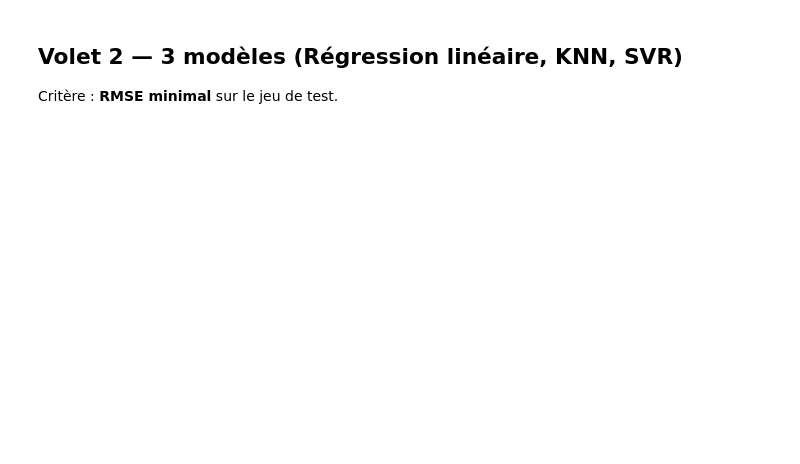
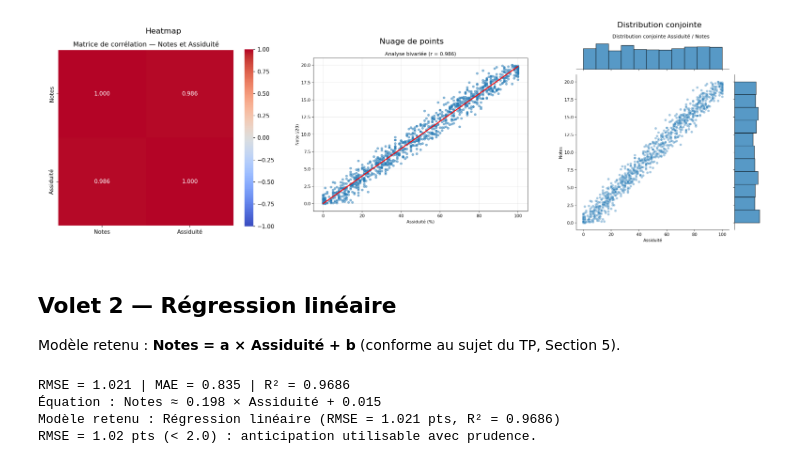
Before and after one commit to ABOGO-tech237/INF232_TP_GROUPE20, a Jupyter notebook: notebooks/question2_regression_lineaire.ipynb, the cells around one changed output. Saved outputs shown, nothing was run; the diff lists cells and outputs as text; code cells hidden in the pictures; blank space fills up the shorter version.

```diff
--- a/notebooks/question2_regression_lineaire.ipynb
+++ b/notebooks/question2_regression_lineaire.ipynb
@@ -30,10 +47,15 @@ b['matrice_correlation']
 # %%
 dossier = chemin_figures()
-fig, axes = plt.subplots(1, 3, figsize=(16,5))
-for ax, f, t in zip(axes, ['heatmap_correlation_bivariee.png','nuage_points_assiduite_notes.png','jointplot_assiduite_notes.png'], ['Heatmap','Nuage','Joint']):
-    ax.imshow(plt.imread(dossier/f)); ax.axis('off'); ax.set_title(t)
-plt.tight_layout(); plt.show()
+fig, axes = plt.subplots(1, 3, figsize=(16, 5))
+for ax, f, t in zip(
+    axes,
+    ["heatmap_correlation_bivariee.png", "nuage_points_assiduite_notes.png", "jointplot_assiduite_notes.png"],
+    ["Heatmap", "Nuage de points", "Distribution conjointe"],
+):
+    ax.imshow(plt.imread(dossier / f))
+    ax.axis("off")
+    ax.set_title(t)
+plt.tight_layout()
+plt.show()
+# %% [output]
+[figure, added]
-# %% [markdown]
-## Volet 2 — 3 modèles (Régression linéaire, KNN, SVR)
-
-Critère : **RMSE minimal** sur le jeu de test.
@@ -57,0 +62,22 @@ plt.tight_layout(); plt.show()
+# %% [markdown]
+## Volet 2 — Régression linéaire
+
+Modèle retenu : **Notes = a × Assiduité + b** (conforme au sujet du TP, Section 5).
+# %%
+from src.models.comparaison_modeles_q2 import (
+    executer_regression_lineaire,
+    rapport_ols,
+    seuil_incertitude_acceptable,
+)
+
+q2_v2 = executer_regression_lineaire()
+m = q2_v2["metriques"]
+print(f"RMSE = {m['rmse']:.3f} | MAE = {m['mae']:.3f} | R² = {m['r2']:.4f}")
+print(f"Équation : {q2_v2['regression_lineaire']['equation']}")
+print(q2_v2["modele_retenu"]["justification"])
+print(seuil_incertitude_acceptable(m["rmse"]))
+# %% [output]
+RMSE = 1.021 | MAE = 0.835 | R² = 0.9686
+Équation : Notes ≈ 0.198 × Assiduité + 0.015
+Modèle retenu : Régression linéaire (RMSE = 1.021 pts, R² = 0.9686)
+RMSE = 1.02 pts (< 2.0) : anticipation utilisable avec prudence.
```
Also changed, not shown: parts of 9 cells of this notebook, 17 other files.
